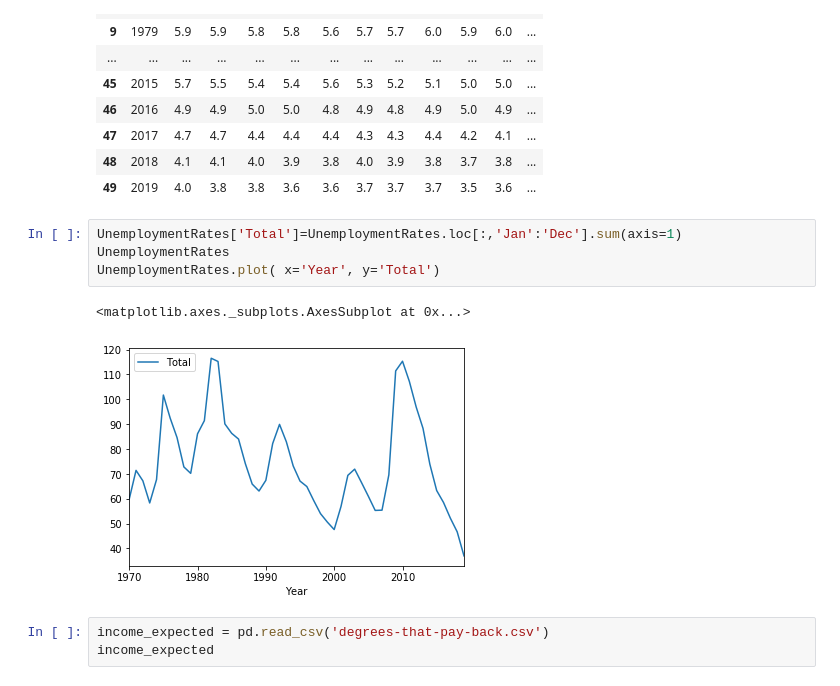
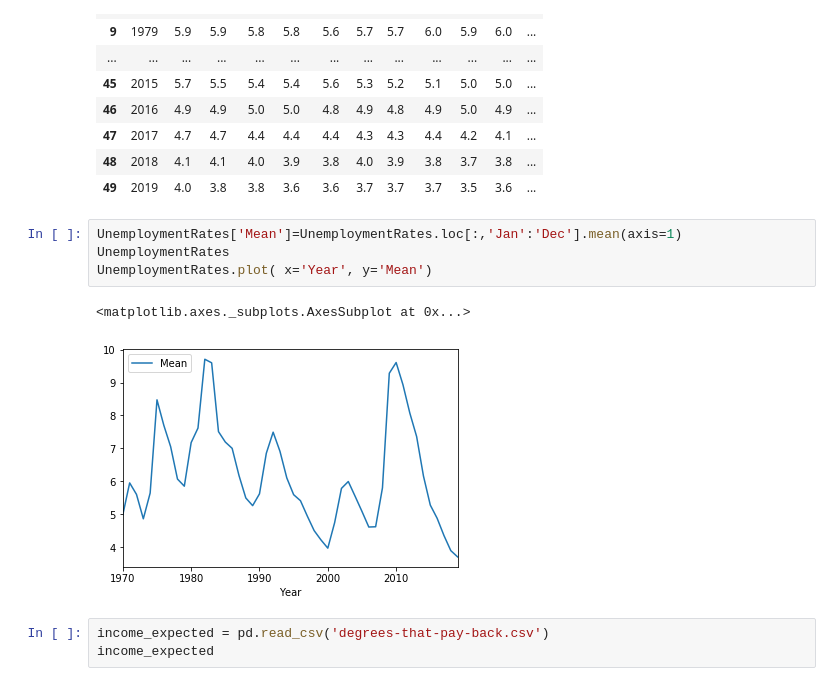
Before and after one commit to COGS108/group027, a Jupyter notebook: FinalProject.ipynb, the cells around one changed output. Drawn from its saved outputs; the diff is of its cells as text.

Commit message:
changed total to mean for UnemploymentRates

```diff
--- a/FinalProject.ipynb
+++ b/FinalProject.ipynb
@@ -128,12 +128,12 @@ UnemploymentRates
 | 48 | 2018 | 4.1 | 4.1 | 4.0 | 3.9 | 3.8 | 4.0 | 3.9 | 3.8 | 3.7 | 3.8 | ... |
 | 49 | 2019 | 4.0 | 3.8 | 3.8 | 3.6 | 3.6 | 3.7 | 3.7 | 3.7 | 3.5 | 3.6 | ... |
 # %%
-UnemploymentRates['Total']=UnemploymentRates.loc[:,'Jan':'Dec'].sum(axis=1)
+UnemploymentRates['Mean']=UnemploymentRates.loc[:,'Jan':'Dec'].mean(axis=1)
 UnemploymentRates
-UnemploymentRates.plot( x='Year', y='Total')
+UnemploymentRates.plot( x='Year', y='Mean')
 # %% [output]
 <matplotlib.axes._subplots.AxesSubplot at 0x...>
-[figure, old version]
+[figure, new version]
 # %%
 income_expected = pd.read_csv('degrees-that-pay-back.csv')
 income_expected
```
